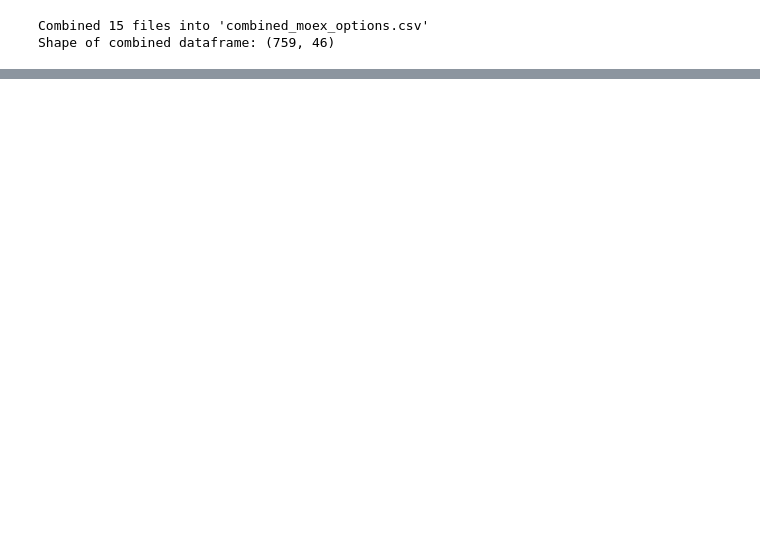
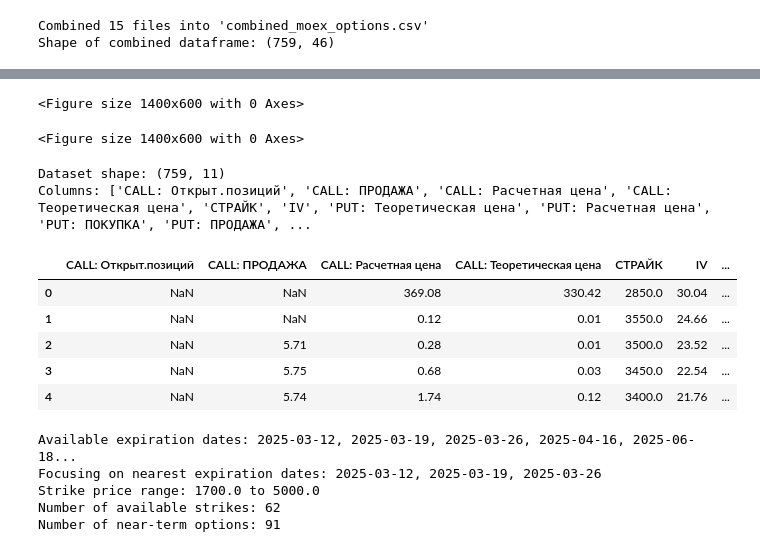
Before and after one commit to Kabanya/ml_and_risk_management, a Jupyter notebook: finance/main.ipynb, the cells around one changed output, grey strips where cells are left out. Drawn from its saved outputs; the diff is of its cells as text; code cells hidden in the pictures; blank space fills up the shorter version.

```diff
--- a/finance/main.ipynb
+++ b/finance/main.ipynb
@@ -76,0 +237,65 @@ df_combined.head()
+# %%
+# Расчет логнормального распределения для цены
+# Для подгонки логнормального распределения закрепляем loc=0 (floc=0)
+shape, loc, scale = stats.lognorm.fit(df[call_Settlement_price], floc=0)
+x = np.linspace(df[call_Settlement_price].min(), df[call_Settlement_price].max(), 100)
+pdf_fitted = stats.lognorm.pdf(x, shape, loc, scale)
+
+# Построение графиков
+plt.figure(figsize=(14, 6))
+# %% [output]
+<Figure size 1400x600 with 0 Axes>
+<Figure size 1400x600 with 0 Axes>
+# %%
+# Set plot style
+plt.style.use('seaborn-v0_8-whitegrid')
+sns.set_palette("deep")
+plt.rcParams['figure.figsize'] = (14, 8)
+plt.rcParams['font.size'] = 12
+
+# Cell 2: Load data
+# Load the cleaned options data
+df = pd.read_csv('cleaned_moex_options.csv')
+
+# Convert date to datetime
+df['execution_date_dt'] = pd.to_datetime(df['execution_date_dt'])
+
+# Get basic information about the data
+print("Dataset shape:", df.shape)
+print("Columns:", df.columns.tolist())
+
+# Check the first few rows
+df.head()
+# %% [output]
+Dataset shape: (759, 11)
+Columns: ['CALL: Открыт.позиций', 'CALL: ПРОДАЖА', 'CALL: Расчетная цена', 'CALL: Теоретическая цена', 'СТРАЙК', 'IV', 'PUT: Теоретическая цена', 'PUT: Расчетная цена', 'PUT: ПОКУПКА', 'PUT: ПРОДАЖА', ...
+|  | CALL: Открыт.позиций | CALL: ПРОДАЖА | CALL: Расчетная цена | CALL: Теоретическая цена | СТРАЙК | IV | ... |
+| 0 | NaN | NaN | 369.08 | 330.42 | 2850.0 | 30.04 | ... |
+| 1 | NaN | NaN | 0.12 | 0.01 | 3550.0 | 24.66 | ... |
+| 2 | NaN | 5.71 | 0.28 | 0.01 | 3500.0 | 23.52 | ... |
+| 3 | NaN | 5.75 | 0.68 | 0.03 | 3450.0 | 22.54 | ... |
+| 4 | NaN | 5.74 | 1.74 | 0.12 | 3400.0 | 21.76 | ... |
+# %%
+# Cell 3: Explore available expiration dates and strikes
+# Get unique expiration dates and sort them
+expiry_dates = sorted(df['execution_date_dt'].unique())
+print(f"Available expiration dates: {', '.join([str(date.date()) for date in expiry_dates[:5]])}...")
+
+# Focus on the nearest three expiration dates
+nearest_dates = expiry_dates[:3]
+print(f"Focusing on nearest expiration dates: {', '.join([str(date.date()) for date in nearest_dates])}")
+
+# Get unique strike prices and sort them
+strikes = sorted(df['СТРАЙК'].dropna().unique())
+print(f"Strike price range: {min(strikes)} to {max(strikes)}")
+print(f"Number of available strikes: {len(strikes)}")
+
+# Filter for options expiring on these dates
+near_term_options = df[df['execution_date_dt'].isin(nearest_dates)]
+print(f"Number of near-term options: {len(near_term_options)}")
+# %% [output]
+Available expiration dates: 2025-03-12, 2025-03-19, 2025-03-26, 2025-04-16, 2025-06-18...
+Focusing on nearest expiration dates: 2025-03-12, 2025-03-19, 2025-03-26
+Strike price range: 1700.0 to 5000.0
+Number of available strikes: 62
+Number of near-term options: 91
```
Also changed, not shown: parts of 19 cells of this notebook.
